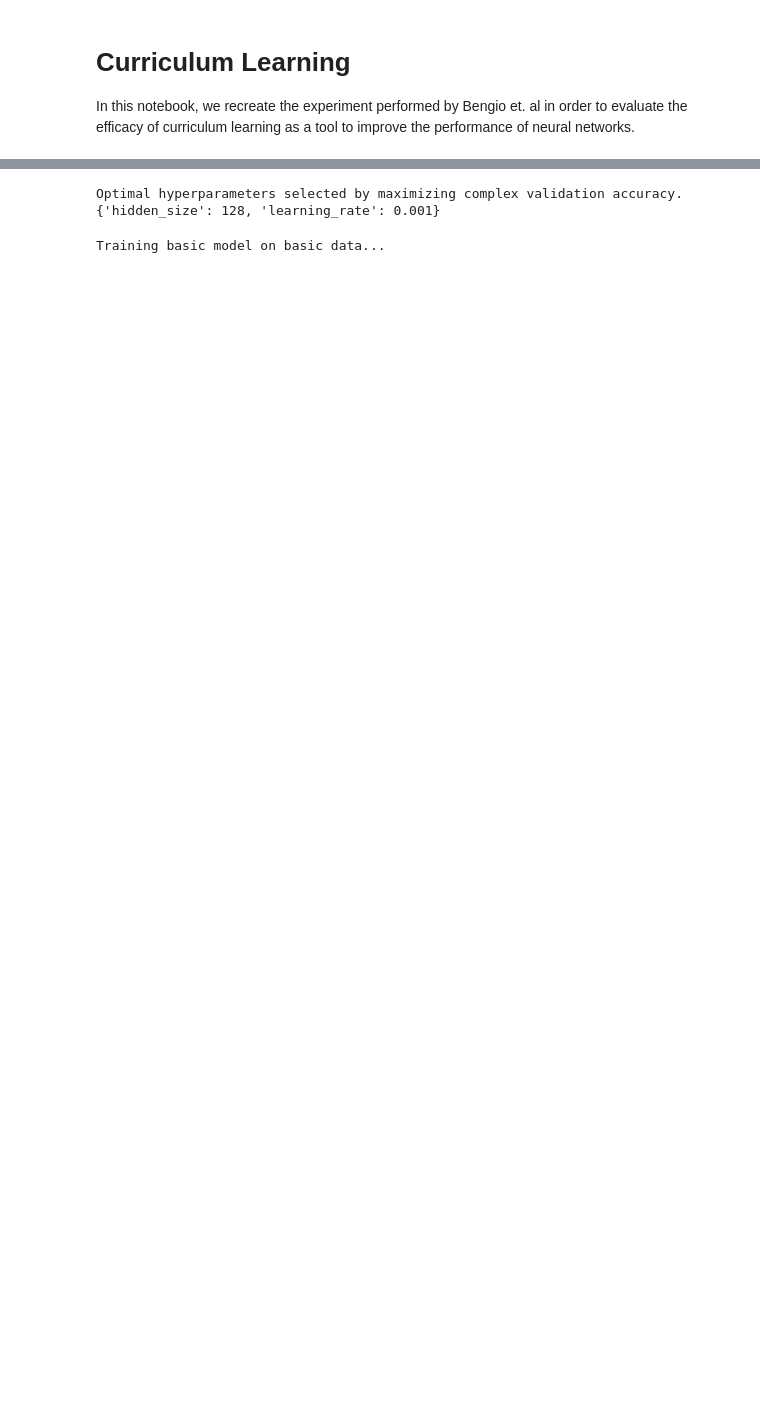
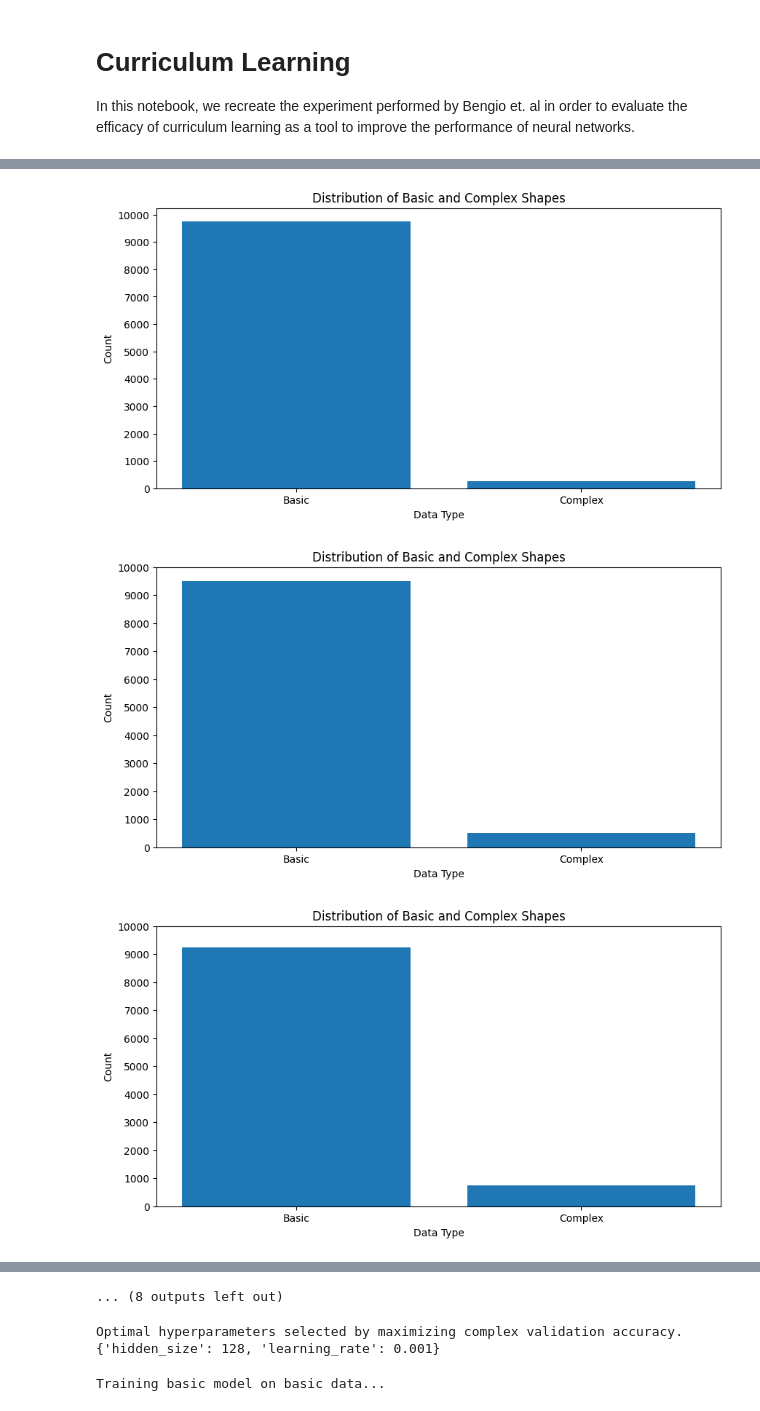
Before and after one commit to jonathonacarl/curriculum-learning, a Jupyter notebook: curriculum-learning.ipynb, the cells around one changed output, grey strips where cells are left out. Cells and saved outputs as stored; diff of their text form; code cells hidden in the pictures; blank space fills up the shorter version.

```diff
--- a/curriculum-learning.ipynb
+++ b/curriculum-learning.ipynb
@@ -123,0 +140,28 @@ train_loader_combined, val_loader_combined, test_loader_combined = prepare_data(
+# %%
+from datagen import generate_proportional_data
+
+def gradual_complexity_increase(curr_loader, combined_loader, p):
+    proportional_dataloader = generate_proportional_data(curr_loader, combined_loader, curr_p=p)
+    shape_dataset = proportional_dataloader.dataset
+
+    plt.figure(figsize=(10, 5))
+
+    # Plot histogram for Basic Shapes
+    plt.bar(['basic', 'complex'], [shape_dataset.basic_counts, shape_dataset.complex_counts])
+    plt.xlabel('Data Type')
+    plt.ylabel('Count')
+    plt.xticks(list(range(2)), ['Basic', 'Complex'])
+    plt.yticks(list(range(0, 11000, 1000)))
+    plt.title('Distribution of Basic and Complex Shapes')
+
+    return proportional_dataloader
+
+curr_loader = train_loader_basic
+new_loader = None
+for i in range(1, 21):
+    new_loader = gradual_complexity_increase(curr_loader, train_loader_combined, p=0.05*i)
+    curr_loader = new_loader
+# %% [output]
+[figure, added]
+[figure, added]
+[figure, added]
@@ -124,3 +177,4 @@ train_loader_combined, val_loader_combined, test_loader_combined = prepare_data(
+... (8 outputs left out)
 # %%
 from model import grid_search
 import json, os
```
Also changed, not shown: parts of 23 cells of this notebook, 57 other files.
